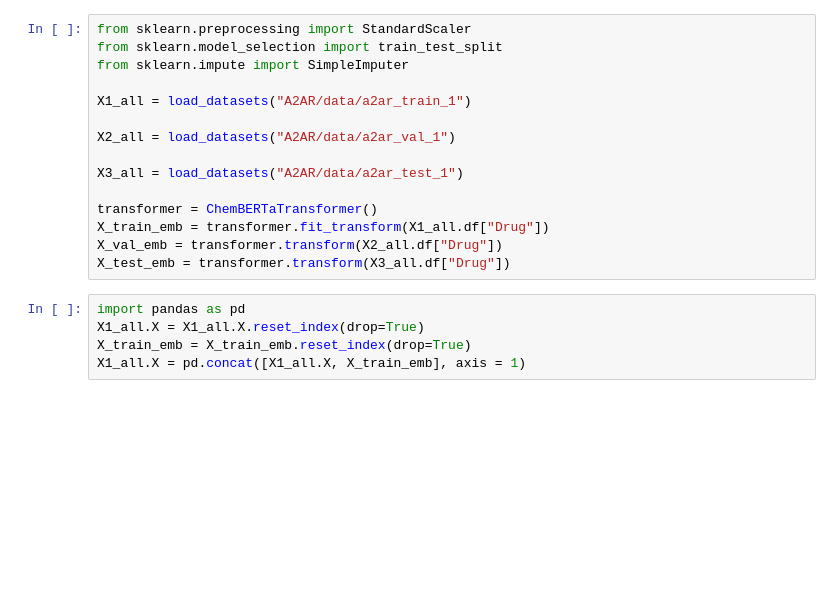
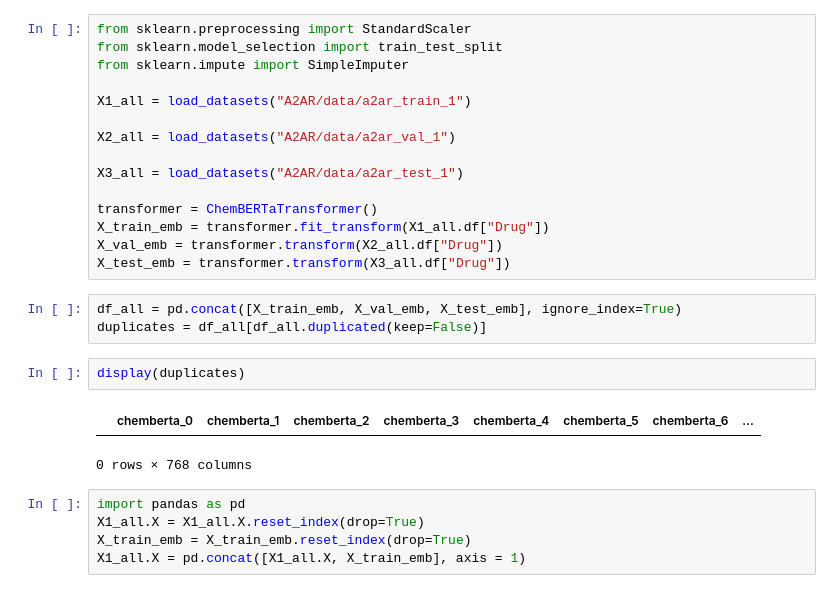
Before and after one commit to Dreamerwq/QSPRpred, a Jupyter notebook: qsprpred/extra/gpu/models/A2AR_transformer_depr.ipynb, the cells around one changed output. Saved outputs shown, nothing was run; the diff lists cells and outputs as text; blank space fills up the shorter version.

```diff
--- a/qsprpred/extra/gpu/models/A2AR_transformer_depr.ipynb
+++ b/qsprpred/extra/gpu/models/A2AR_transformer_depr.ipynb
@@ -112,6 +112,14 @@ transformer = ChemBERTaTransformer()
 X_train_emb = transformer.fit_transform(X1_all.df["Drug"])
 X_val_emb = transformer.transform(X2_all.df["Drug"])
 X_test_emb = transformer.transform(X3_all.df["Drug"])
+# %%
+df_all = pd.concat([X_train_emb, X_val_emb, X_test_emb], ignore_index=True)
+duplicates = df_all[df_all.duplicated(keep=False)]
+# %%
+display(duplicates)
+# %% [output]
+|  | chemberta_0 | chemberta_1 | chemberta_2 | chemberta_3 | chemberta_4 | chemberta_5 | chemberta_6 | ... |
+0 rows × 768 columns
 # %%
 import pandas as pd
 X1_all.X = X1_all.X.reset_index(drop=True)
```
Also changed, not shown: 8 other files.
